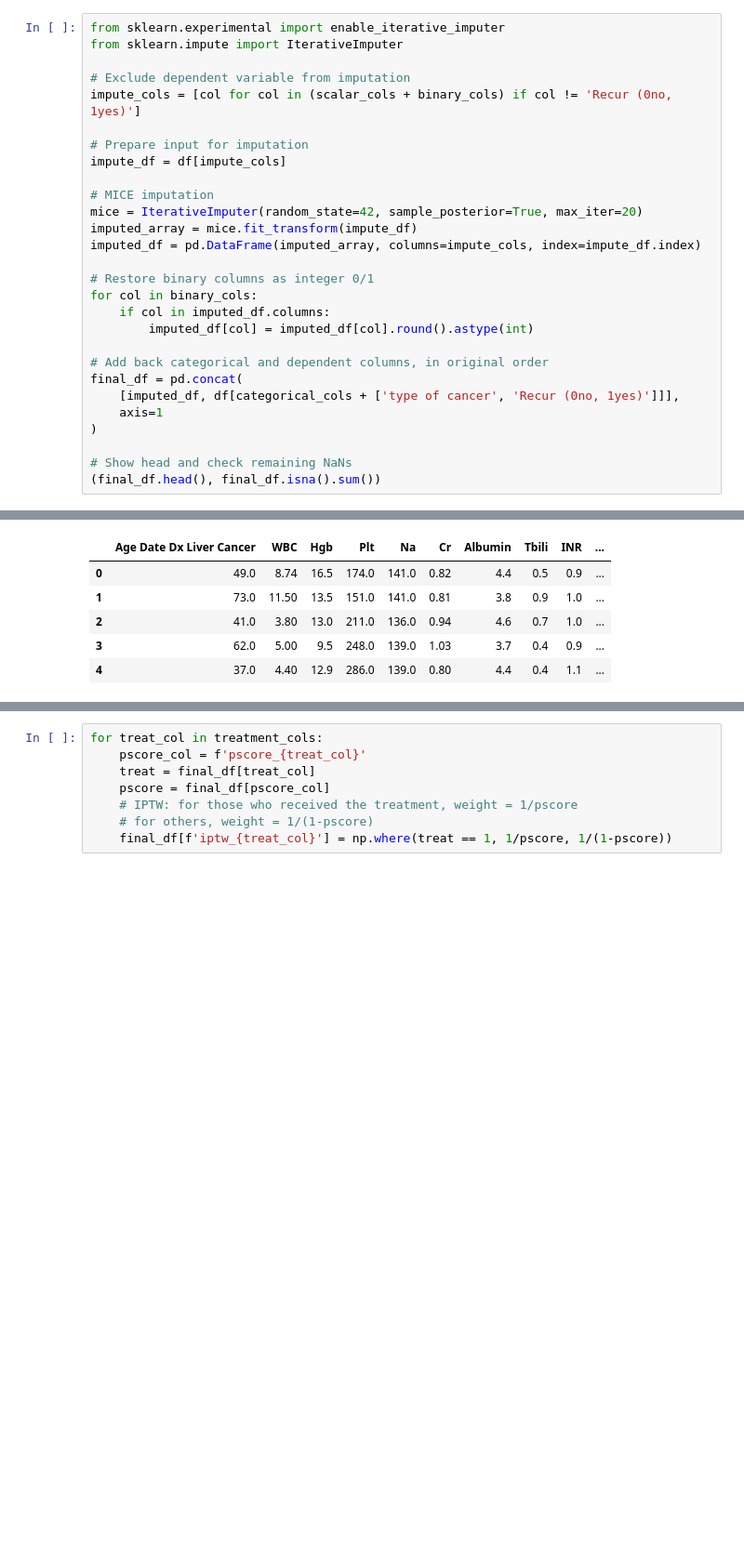
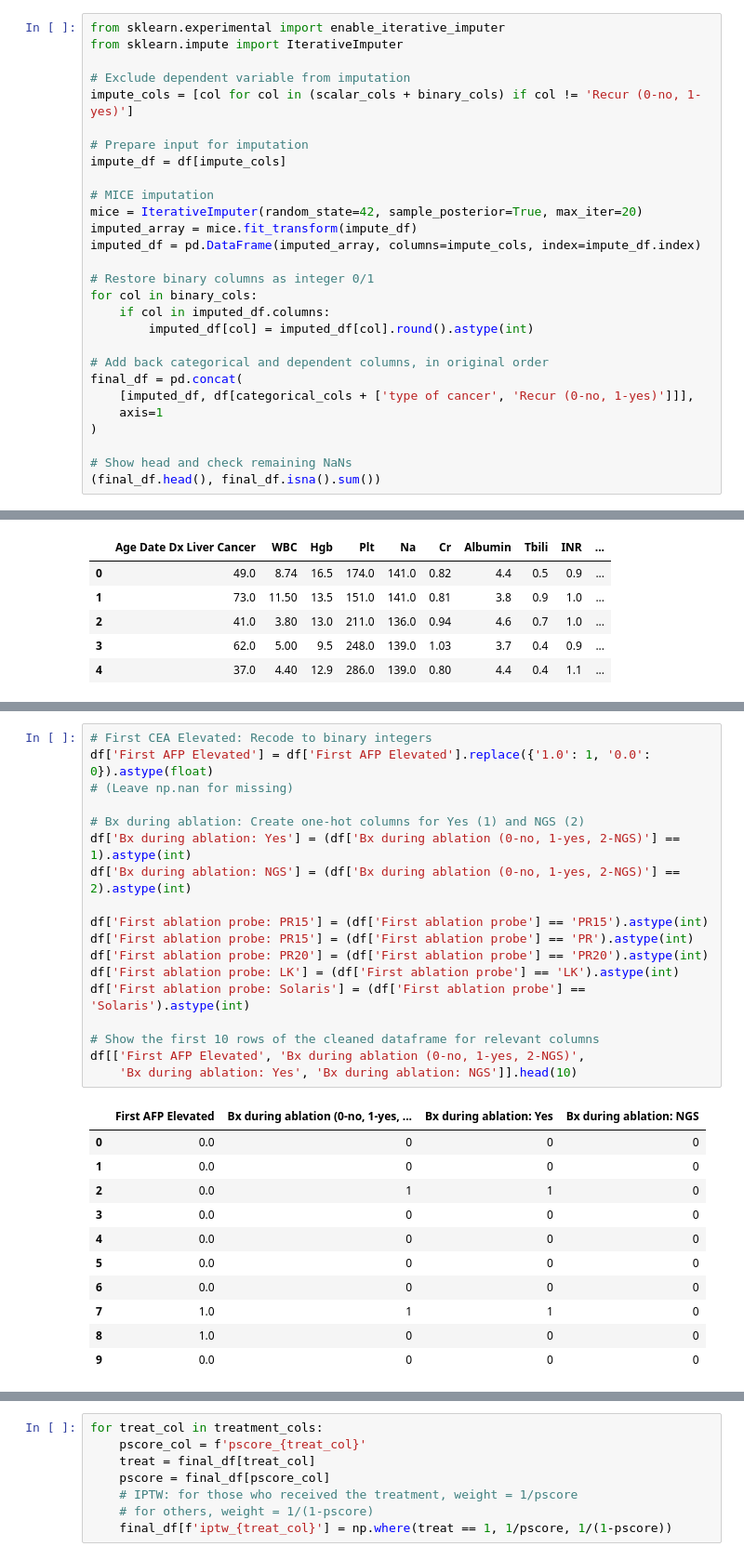
Before and after one commit to aren4/Liver_Tumors, a Jupyter notebook: Tommy_Rads.ipynb, the cells around one changed output, grey strips where cells are left out. Shown at 93% size. Drawn from its saved outputs; the diff is of its cells as text; blank space fills up the shorter version.

```diff
--- a/Tommy_Rads.ipynb
+++ b/Tommy_Rads.ipynb
@@ -353,7 +351,7 @@ from sklearn.experimental import enable_iterative_imputer
 from sklearn.impute import IterativeImputer
 
 # Exclude dependent variable from imputation
-impute_cols = [col for col in (scalar_cols + binary_cols) if col != 'Recur (0no, 1yes)']
+impute_cols = [col for col in (scalar_cols + binary_cols) if col != 'Recur (0-no, 1-yes)']
 
 # Prepare input for imputation
 impute_df = df[impute_cols]
@@ -370,7 +368,7 @@ for col in binary_cols:
 
 # Add back categorical and dependent columns, in original order
 final_df = pd.concat(
-    [imputed_df, df[categorical_cols + ['type of cancer', 'Recur (0no, 1yes)']]],
+    [imputed_df, df[categorical_cols + ['type of cancer', 'Recur (0-no, 1-yes)']]],
     axis=1
 )
 
@@ -1572,0 +1088,30 @@ Index(['95% lower-bound', '95% upper-bound'], dtype='object')
+# %%
+# First CEA Elevated: Recode to binary integers
+df['First AFP Elevated'] = df['First AFP Elevated'].replace({'1.0': 1, '0.0': 0}).astype(float)
+# (Leave np.nan for missing)
+
+# Bx during ablation: Create one-hot columns for Yes (1) and NGS (2)
+df['Bx during ablation: Yes'] = (df['Bx during ablation (0-no, 1-yes, 2-NGS)'] == 1).astype(int)
+df['Bx during ablation: NGS'] = (df['Bx during ablation (0-no, 1-yes, 2-NGS)'] == 2).astype(int)
+
+df['First ablation probe: PR15'] = (df['First ablation probe'] == 'PR15').astype(int)
+df['First ablation probe: PR15'] = (df['First ablation probe'] == 'PR').astype(int)
+df['First ablation probe: PR20'] = (df['First ablation probe'] == 'PR20').astype(int)
+df['First ablation probe: LK'] = (df['First ablation probe'] == 'LK').astype(int)
+df['First ablation probe: Solaris'] = (df['First ablation probe'] == 'Solaris').astype(int)
+
+# Show the first 10 rows of the cleaned dataframe for relevant columns
+df[['First AFP Elevated', 'Bx during ablation (0-no, 1-yes, 2-NGS)',
+    'Bx during ablation: Yes', 'Bx during ablation: NGS']].head(10)
+# %% [output]
+|  | First AFP Elevated | Bx during ablation (0-no, 1-yes, ... | Bx during ablation: Yes | Bx during ablation: NGS |
+| 0 | 0.0 | 0 | 0 | 0 |
+| 1 | 0.0 | 0 | 0 | 0 |
+| 2 | 0.0 | 1 | 1 | 0 |
+| 3 | 0.0 | 0 | 0 | 0 |
+| 4 | 0.0 | 0 | 0 | 0 |
+| 5 | 0.0 | 0 | 0 | 0 |
+| 6 | 0.0 | 0 | 0 | 0 |
+| 7 | 1.0 | 1 | 1 | 0 |
+| 8 | 1.0 | 0 | 0 | 0 |
+| 9 | 0.0 | 0 | 0 | 0 |
```
Also changed, not shown: parts of 64 cells of this notebook.
